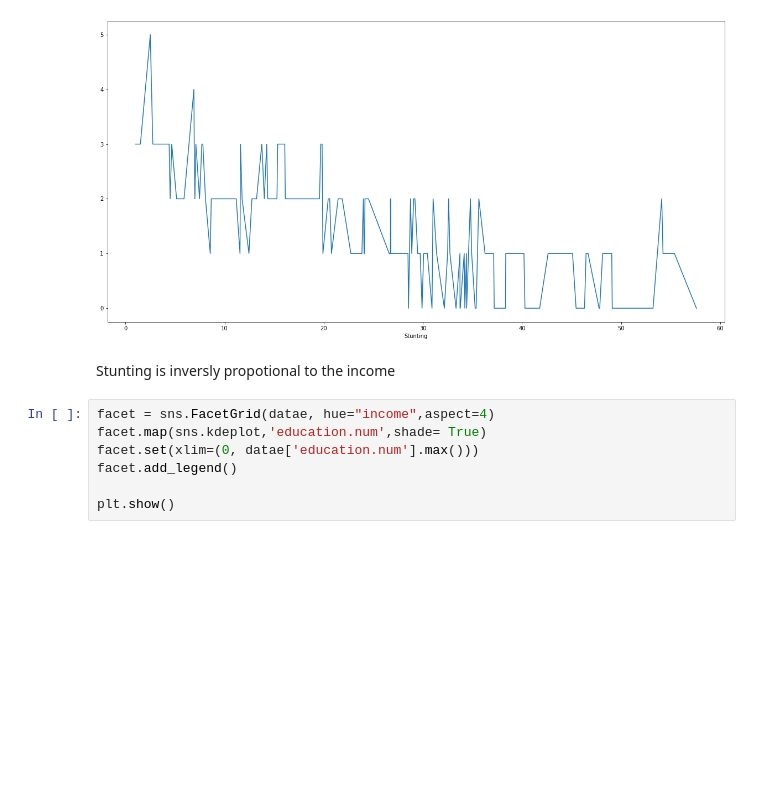
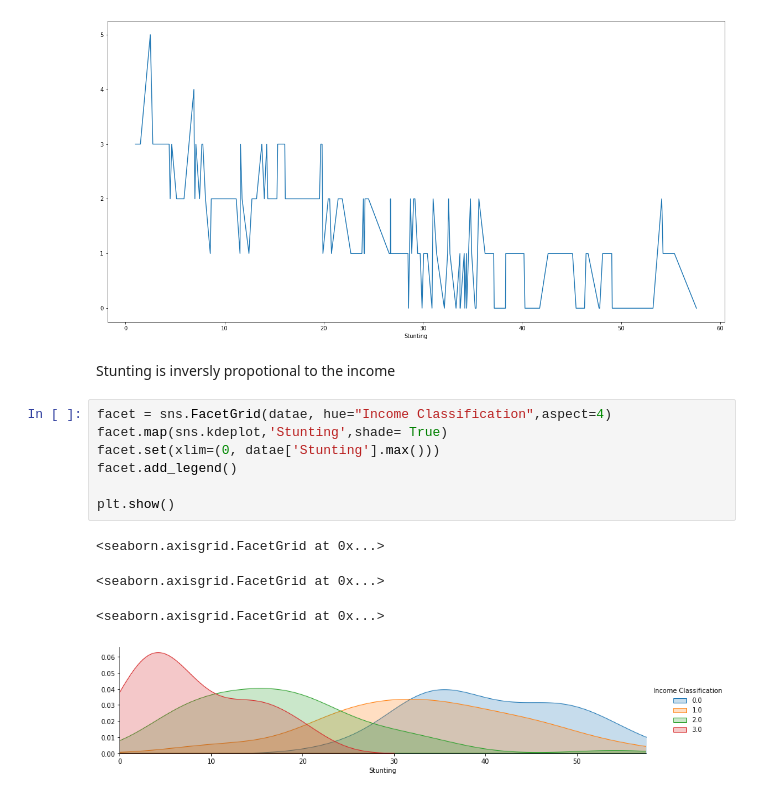
Before and after one commit to GOKU-GO/Curneu-Assessment, a Jupyter notebook: Problem statement 1- Country wise average.ipynb, the cells around one changed output. Saved outputs shown, nothing was run; the diff lists cells and outputs as text; blank space fills up the shorter version.

```diff
--- a/Problem statement 1- Country wise average.ipynb
+++ b/Problem statement 1- Country wise average.ipynb
@@ -166,9 +176,14 @@ datae.groupby(['Stunting'])['Income Classification'].sum().plot(figsize = (20,10
 # %% [markdown]
 Stunting is inversly propotional to the income
 # %%
-facet = sns.FacetGrid(datae, hue="income",aspect=4)
-facet.map(sns.kdeplot,'education.num',shade= True)
-facet.set(xlim=(0, datae['education.num'].max()))
+facet = sns.FacetGrid(datae, hue="Income Classification",aspect=4)
+facet.map(sns.kdeplot,'Stunting',shade= True)
+facet.set(xlim=(0, datae['Stunting'].max()))
 facet.add_legend()
 
 plt.show()
+# %% [output]
+<seaborn.axisgrid.FacetGrid at 0x...>
+<seaborn.axisgrid.FacetGrid at 0x...>
+<seaborn.axisgrid.FacetGrid at 0x...>
+[figure, added]
```
Also changed, not shown: parts of 4 cells of this notebook.
